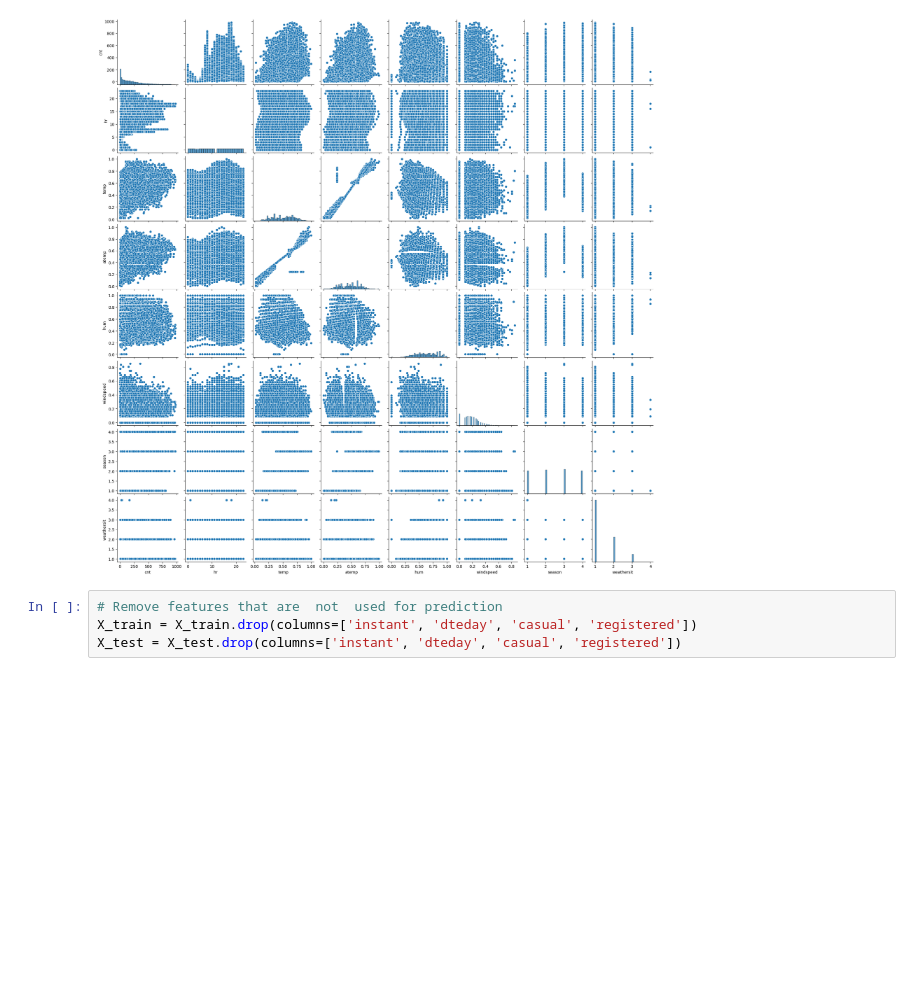
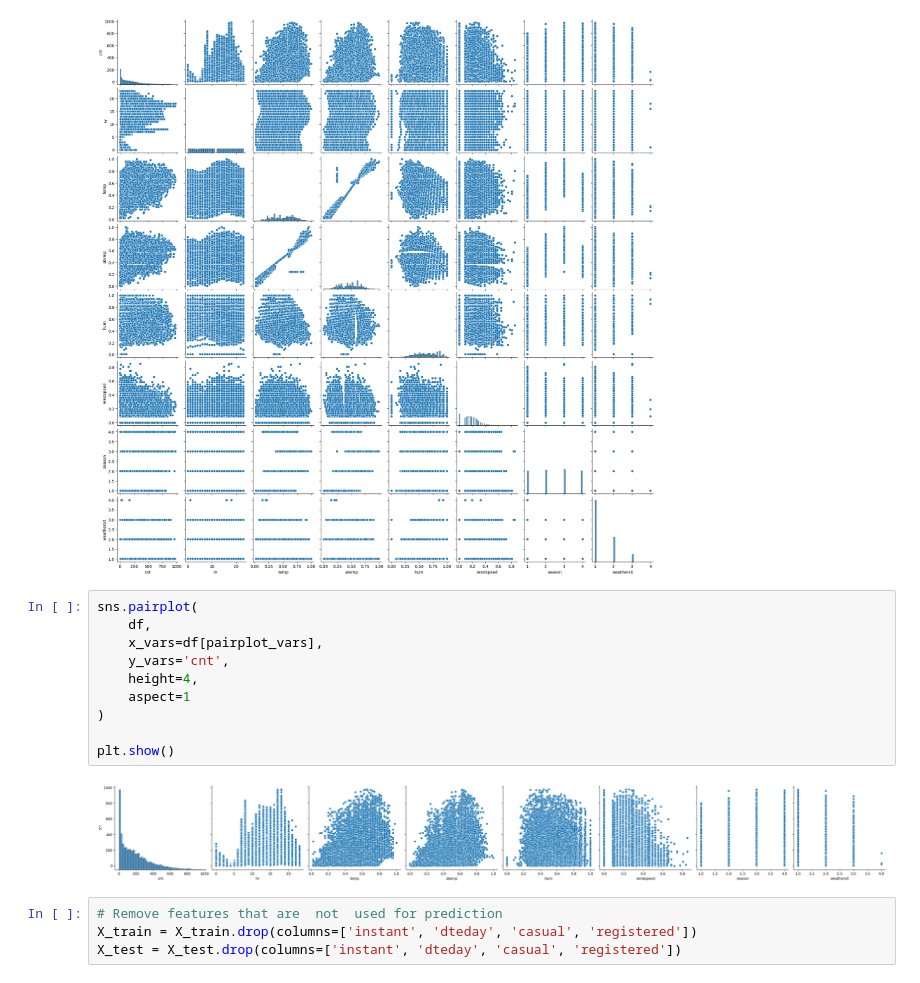
Before and after one commit to felwern/AI_course_exercises, a Jupyter notebook: Exercise_2_regression_model/Assignment_1_Regression_model.ipynb, the cells around one changed output. Saved outputs shown, nothing was run; the diff lists cells and outputs as text; blank space fills up the shorter version.

```diff
--- a/Exercise_2_regression_model/Assignment_1_Regression_model.ipynb
+++ b/Exercise_2_regression_model/Assignment_1_Regression_model.ipynb
@@ -166,6 +166,18 @@ sns.pairplot(
 plt.show()
 # %% [output]
 [figure]
+# %%
+sns.pairplot(
+    df,
+    x_vars=df[pairplot_vars],
+    y_vars='cnt',
+    height=4,
+    aspect=1
+)
+
+plt.show()
+# %% [output]
+[figure, added]
 # %%
 # Remove features that are  not  used for prediction
 X_train = X_train.drop(columns=['instant', 'dteday', 'casual', 'registered'])
```
Also changed, not shown: parts of 3 cells of this notebook.
